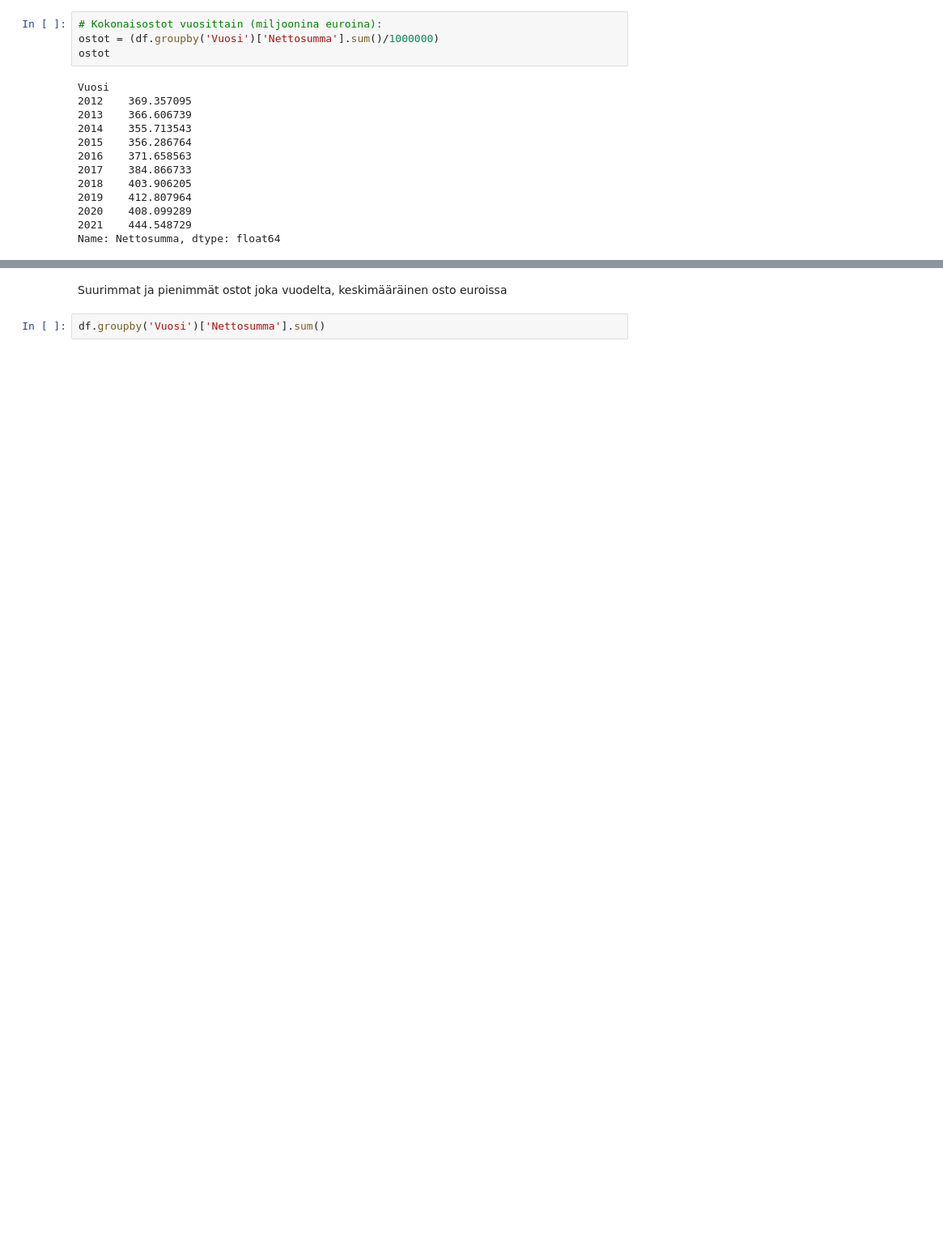
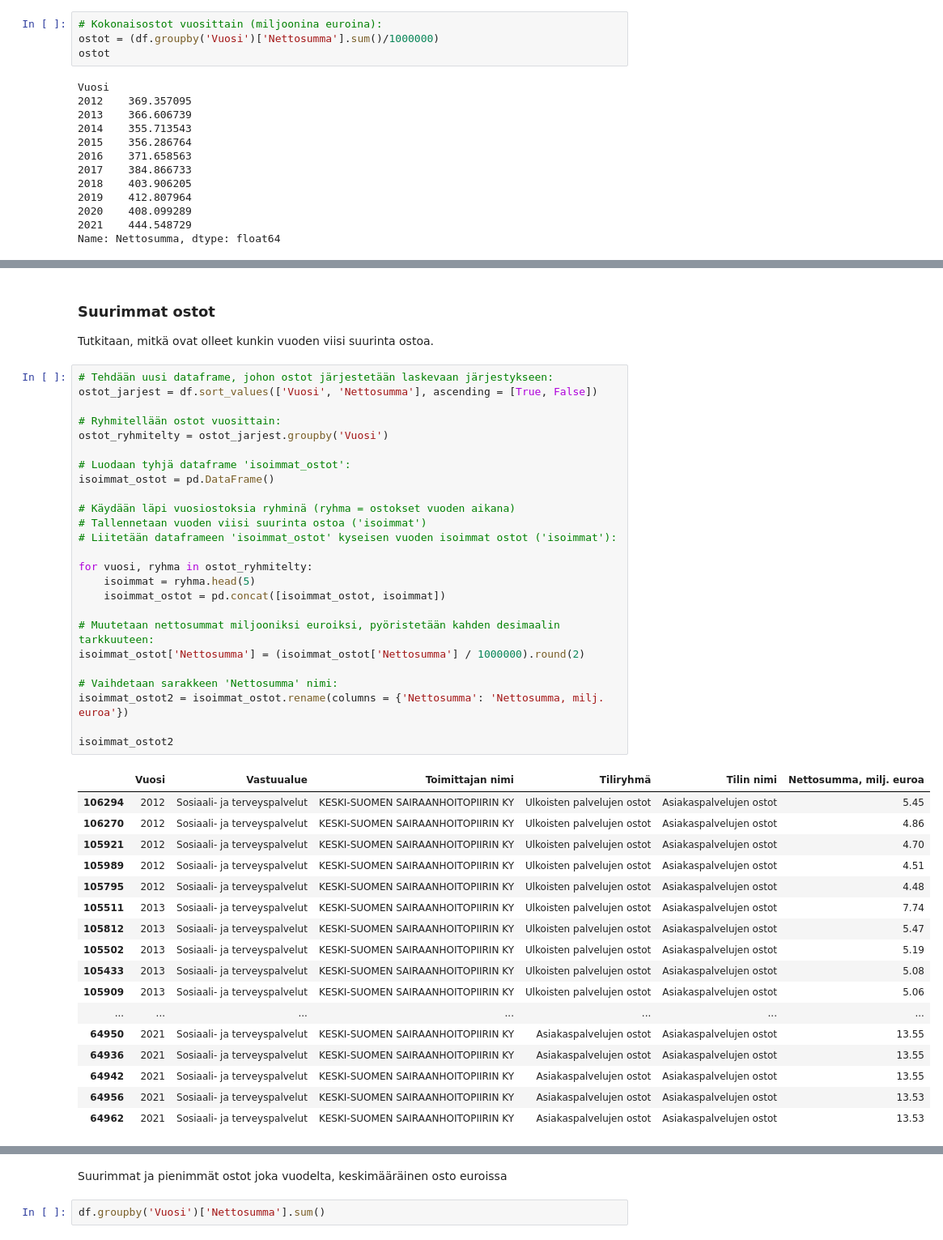
Before and after one commit to SallaLipasti/jkl-ostolaskut, a Jupyter notebook: ostolaskut.ipynb, the cells around one changed output, grey strips where cells are left out. Shown at 81% size. Cells and saved outputs as stored; diff of their text form; blank space fills up the shorter version.

```diff
--- a/ostolaskut.ipynb
+++ b/ostolaskut.ipynb
@@ -840,0 +830,47 @@ Tutkitaan seuraavaksi, miten kokonaisostot jakautuvat vastuualueittain.
+# %% [markdown]
+### Suurimmat ostot <a name="subparagraph7"></a>
+
+Tutkitaan, mitkä ovat olleet kunkin vuoden viisi suurinta ostoa.
+# %%
+# Tehdään uusi dataframe, johon ostot järjestetään laskevaan järjestykseen:
+ostot_jarjest = df.sort_values(['Vuosi', 'Nettosumma'], ascending = [True, False])
+
+# Ryhmitellään ostot vuosittain:
+ostot_ryhmitelty = ostot_jarjest.groupby('Vuosi')
+
+# Luodaan tyhjä dataframe 'isoimmat_ostot':
+isoimmat_ostot = pd.DataFrame()
+
+# Käydään läpi vuosiostoksia ryhminä (ryhma = ostokset vuoden aikana)
+# Tallennetaan vuoden viisi suurinta ostoa ('isoimmat')
+# Liitetään dataframeen 'isoimmat_ostot' kyseisen vuoden isoimmat ostot ('isoimmat'):
+
+for vuosi, ryhma in ostot_ryhmitelty:
+    isoimmat = ryhma.head(5)
+    isoimmat_ostot = pd.concat([isoimmat_ostot, isoimmat])
+
+# Muutetaan nettosummat miljooniksi euroiksi, pyöristetään kahden desimaalin tarkkuuteen:
+isoimmat_ostot['Nettosumma'] = (isoimmat_ostot['Nettosumma'] / 1000000).round(2)
+
+# Vaihdetaan sarakkeen 'Nettosumma' nimi:
+isoimmat_ostot2 = isoimmat_ostot.rename(columns = {'Nettosumma': 'Nettosumma, milj. euroa'})
+
+isoimmat_ostot2
+# %% [output]
+|  | Vuosi | Vastuualue | Toimittajan nimi | Tiliryhmä | Tilin nimi | Nettosumma, milj. euroa |
+| 106294 | 2012 | Sosiaali- ja terveyspalvelut | KESKI-SUOMEN SAIRAANHOITOPIIRIN KY | Ulkoisten palvelujen ostot | Asiakaspalvelujen ostot | 5.45 |
+| 106270 | 2012 | Sosiaali- ja terveyspalvelut | KESKI-SUOMEN SAIRAANHOITOPIIRIN KY | Ulkoisten palvelujen ostot | Asiakaspalvelujen ostot | 4.86 |
+| 105921 | 2012 | Sosiaali- ja terveyspalvelut | KESKI-SUOMEN SAIRAANHOITOPIIRIN KY | Ulkoisten palvelujen ostot | Asiakaspalvelujen ostot | 4.70 |
+| 105989 | 2012 | Sosiaali- ja terveyspalvelut | KESKI-SUOMEN SAIRAANHOITOPIIRIN KY | Ulkoisten palvelujen ostot | Asiakaspalvelujen ostot | 4.51 |
+| 105795 | 2012 | Sosiaali- ja terveyspalvelut | KESKI-SUOMEN SAIRAANHOITOPIIRIN KY | Ulkoisten palvelujen ostot | Asiakaspalvelujen ostot | 4.48 |
+| 105511 | 2013 | Sosiaali- ja terveyspalvelut | KESKI-SUOMEN SAIRAANHOITOPIIRIN KY | Ulkoisten palvelujen ostot | Asiakaspalvelujen ostot | 7.74 |
+| 105812 | 2013 | Sosiaali- ja terveyspalvelut | KESKI-SUOMEN SAIRAANHOITOPIIRIN KY | Ulkoisten palvelujen ostot | Asiakaspalvelujen ostot | 5.47 |
+| 105502 | 2013 | Sosiaali- ja terveyspalvelut | KESKI-SUOMEN SAIRAANHOITOPIIRIN KY | Ulkoisten palvelujen ostot | Asiakaspalvelujen ostot | 5.19 |
+| 105433 | 2013 | Sosiaali- ja terveyspalvelut | KESKI-SUOMEN SAIRAANHOITOPIIRIN KY | Ulkoisten palvelujen ostot | Asiakaspalvelujen ostot | 5.08 |
+| 105909 | 2013 | Sosiaali- ja terveyspalvelut | KESKI-SUOMEN SAIRAANHOITOPIIRIN KY | Ulkoisten palvelujen ostot | Asiakaspalvelujen ostot | 5.06 |
+| ... | ... | ... | ... | ... | ... | ... |
+| 64950 | 2021 | Sosiaali- ja terveyspalvelut | KESKI-SUOMEN SAIRAANHOITOPIIRIN KY | Asiakaspalvelujen ostot | Asiakaspalvelujen ostot | 13.55 |
+| 64936 | 2021 | Sosiaali- ja terveyspalvelut | KESKI-SUOMEN SAIRAANHOITOPIIRIN KY | Asiakaspalvelujen ostot | Asiakaspalvelujen ostot | 13.55 |
+| 64942 | 2021 | Sosiaali- ja terveyspalvelut | KESKI-SUOMEN SAIRAANHOITOPIIRIN KY | Asiakaspalvelujen ostot | Asiakaspalvelujen ostot | 13.55 |
+| 64956 | 2021 | Sosiaali- ja terveyspalvelut | KESKI-SUOMEN SAIRAANHOITOPIIRIN KY | Asiakaspalvelujen ostot | Asiakaspalvelujen ostot | 13.53 |
+| 64962 | 2021 | Sosiaali- ja terveyspalvelut | KESKI-SUOMEN SAIRAANHOITOPIIRIN KY | Asiakaspalvelujen ostot | Asiakaspalvelujen ostot | 13.53 |
```
Also changed, not shown: parts of 31 cells of this notebook.
